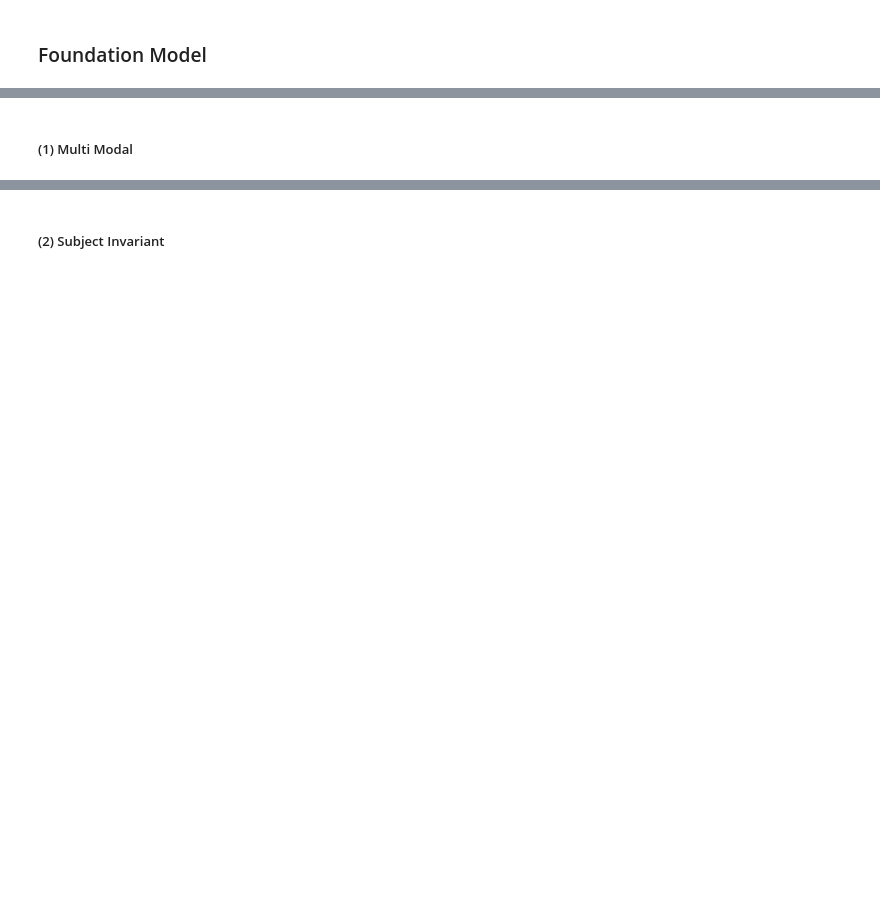
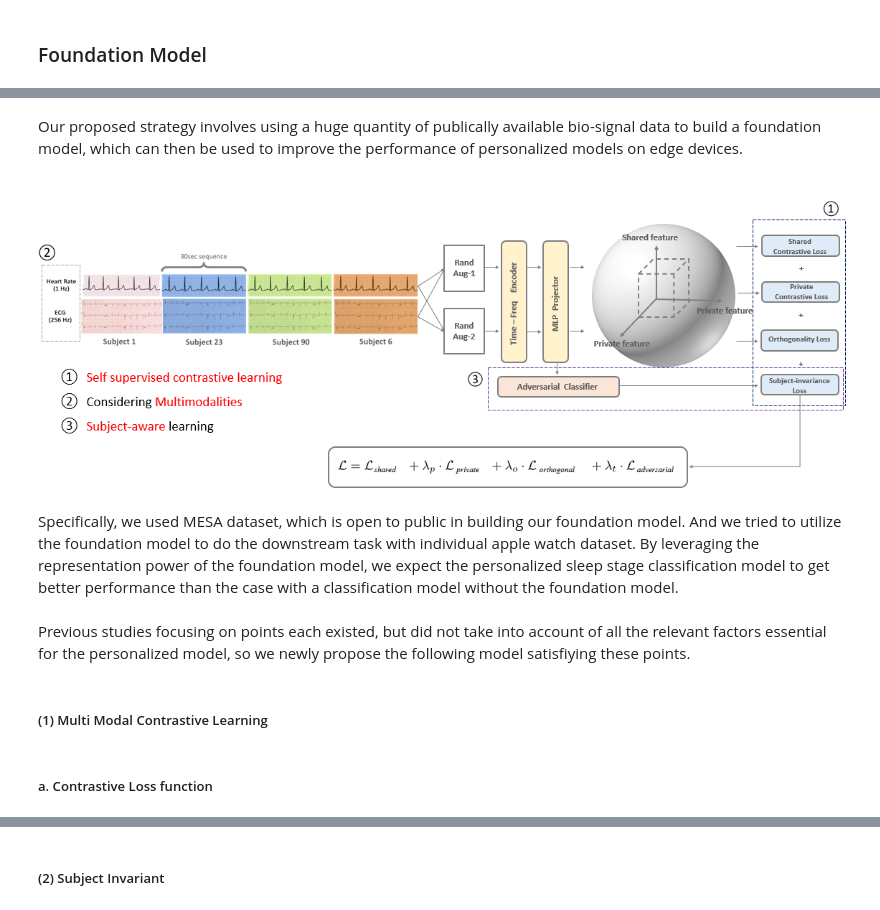
Before and after one commit to sunghwanism/FM_for_bio_signal, a Jupyter notebook: Final_report.ipynb, the cells around one changed output, grey strips where cells are left out. Saved outputs shown, nothing was run; the diff lists cells and outputs as text; code cells hidden in the pictures; blank space fills up the shorter version.

```diff
--- a/Final_report.ipynb
+++ b/Final_report.ipynb
@@ -35,4 +61,19 @@ Image(filename='../asset/overall_task_architecture.png')
+# %% [markdown]
+
+
+
+Our proposed strategy involves using a huge quantity of publically available bio-signal data to build a foundation model, which can then be used to improve the performance of personalized models on edge devices.
+# %%
+Image(filename='C:/Users/user/Desktop/Biosignal/FM_for_bio_signal/asset/foundation_model_structure.png')
+# %% [output]
+[figure, added]
+# %% [markdown]
+Specifically, we used MESA dataset, which is open to public in building our foundation model. And we tried to utilize the foundation model to do the downstream task with individual apple watch dataset. By leveraging the representation power of the foundation model, we expect the personalized sleep stage classification model to get better performance than the case with a classification model without the foundation model.
 # %%
 # to-do: loss function
+# %% [markdown]
+Previous studies focusing on points each existed, but did not take into account of all the relevant factors essential for the personalized model, so we newly propose the following model satisfiying these points.
 # %% [markdown]
-##### (1) Multi Modal
+##### (1) Multi Modal Contrastive Learning
+# %% [markdown]
+##### a. Contrastive Loss function
```
Also changed, not shown: parts of 75 cells of this notebook, 1 other file.
